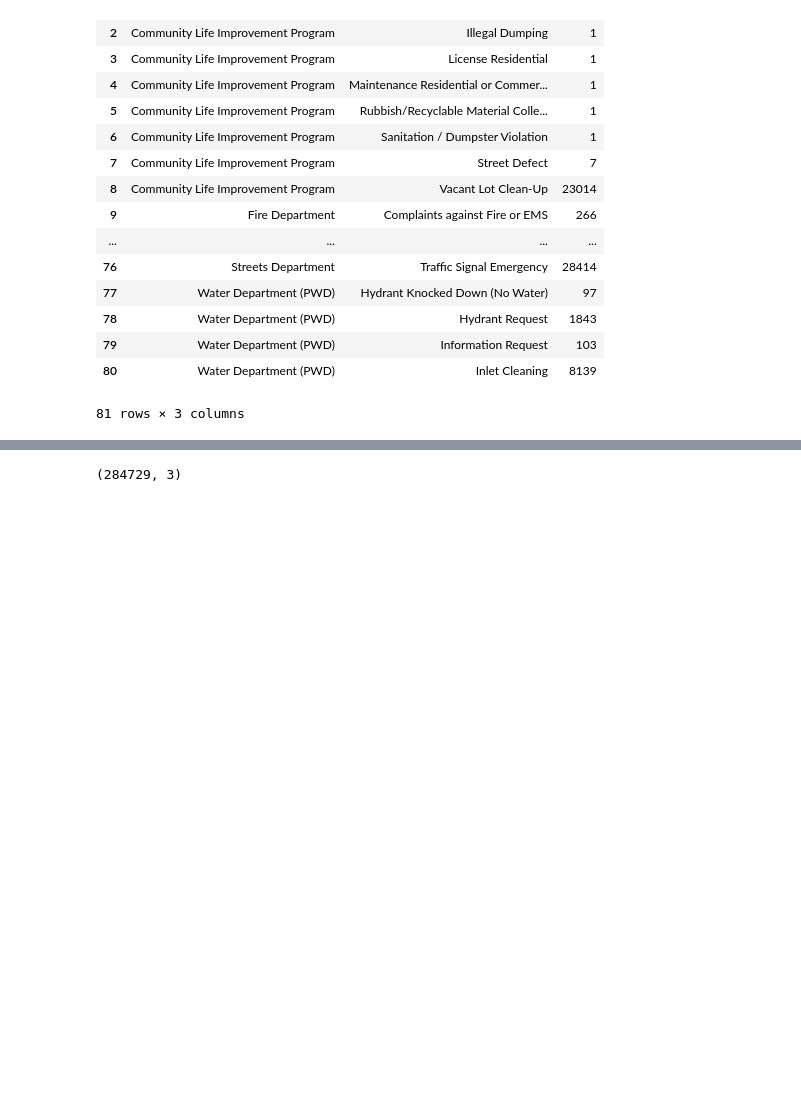
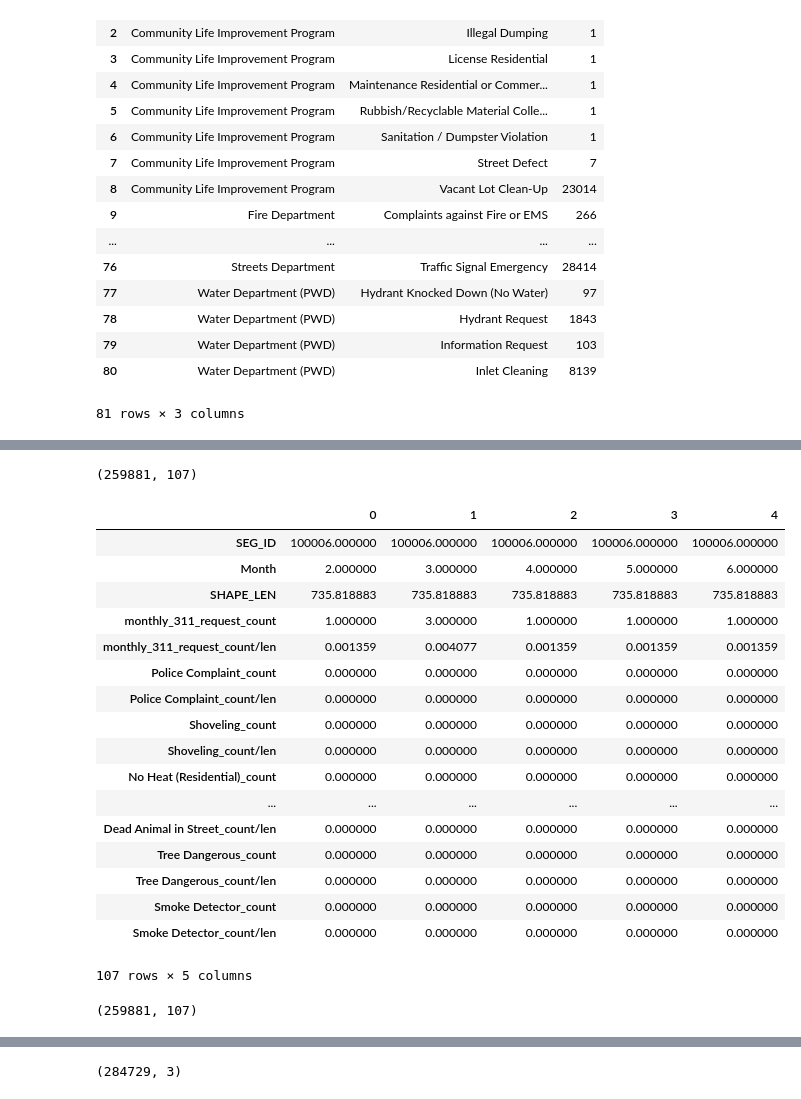
Before and after one commit to KiranJavkar/Cycling_Safety, a Jupyter notebook: python/Cycling_Safety_Philly_init_setup.ipynb, the cells around one changed output, grey strips where cells are left out. Saved outputs shown, nothing was run; the diff lists cells and outputs as text; code cells hidden in the pictures; blank space fills up the shorter version.

```diff
--- a/python/Cycling_Safety_Philly_init_setup.ipynb
+++ b/python/Cycling_Safety_Philly_init_setup.ipynb
@@ -784,0 +994,6 @@ philly_311_statistic.groupby(['Agency Responsible', 'Service Name']).size().rese
+# %%
+philly_311_filtered_details = philly_311_filtered_statistic.groupby(['SEG_ID', philly_311_filtered_statistic['Requested Date/Time'].dt.month, 'SHAPE_LEN']).size().reset_index()
+# %%
+philly_311_filtered_details.columns = ['SEG_ID', 'Month', 'SHAPE_LEN', 'monthly_311_request_count']
+print(philly_311_filtered_details.shape)
+philly_311_filtered_details.head().T
@@ -784,0 +1007,2 @@ philly_311_statistic.groupby(['Agency Responsible', 'Service Name']).size().rese
+# %%
+philly_311_filtered_details['monthly_311_request_count/len'] = philly_311_filtered_details['monthly_311_request_count']/philly_311_filtered_details['SHAPE_LEN']
@@ -784,0 +1020,38 @@ philly_311_statistic.groupby(['Agency Responsible', 'Service Name']).size().rese
+# %%
+for service in unique_services:
+    if(service is not None):
+        service_data = philly_311_filtered_typemerge[philly_311_filtered_typemerge['Service Name']==service]
+        service_count = service + '_count'
+        service_count_len = service_count + '/len'
+        service_data_count = service_data[['SEG_ID', 'Month', 'count']]
+        service_data_count.columns = ['SEG_ID', 'Month', service_count]
+        philly_311_filtered_details = philly_311_filtered_details.merge(service_data_count, left_on = ['SEG_ID', 'Month'], right_on = ['SEG_ID', 'Month'], right_index=False, how='left')
+        philly_311_filtered_details[service_count_len] = philly_311_filtered_details[service_count]/philly_311_filtered_details['SHAPE_LEN']
+# %%
+philly_311_filtered_details = philly_311_filtered_details.fillna(0)
+print(philly_311_filtered_details.shape)
+philly_311_filtered_details.head().T
+# %% [output]
+(259881, 107)
+|  | 0 | 1 | 2 | 3 | 4 |
+| SEG_ID | 100006.000000 | 100006.000000 | 100006.000000 | 100006.000000 | 100006.000000 |
+| Month | 2.000000 | 3.000000 | 4.000000 | 5.000000 | 6.000000 |
+| SHAPE_LEN | 735.818883 | 735.818883 | 735.818883 | 735.818883 | 735.818883 |
+| monthly_311_request_count | 1.000000 | 3.000000 | 1.000000 | 1.000000 | 1.000000 |
+| monthly_311_request_count/len | 0.001359 | 0.004077 | 0.001359 | 0.001359 | 0.001359 |
+| Police Complaint_count | 0.000000 | 0.000000 | 0.000000 | 0.000000 | 0.000000 |
+| Police Complaint_count/len | 0.000000 | 0.000000 | 0.000000 | 0.000000 | 0.000000 |
+| Shoveling_count | 0.000000 | 0.000000 | 0.000000 | 0.000000 | 0.000000 |
+| Shoveling_count/len | 0.000000 | 0.000000 | 0.000000 | 0.000000 | 0.000000 |
+| No Heat (Residential)_count | 0.000000 | 0.000000 | 0.000000 | 0.000000 | 0.000000 |
+| ... | ... | ... | ... | ... | ... |
+| Dead Animal in Street_count/len | 0.000000 | 0.000000 | 0.000000 | 0.000000 | 0.000000 |
+| Tree Dangerous_count | 0.000000 | 0.000000 | 0.000000 | 0.000000 | 0.000000 |
+| Tree Dangerous_count/len | 0.000000 | 0.000000 | 0.000000 | 0.000000 | 0.000000 |
+| Smoke Detector_count | 0.000000 | 0.000000 | 0.000000 | 0.000000 | 0.000000 |
+| Smoke Detector_count/len | 0.000000 | 0.000000 | 0.000000 | 0.000000 | 0.000000 |
+107 rows × 5 columns
+# %%
+philly_311_filtered_details.drop_duplicates().shape
+# %% [output]
+(259881, 107)
```
Also changed, not shown: parts of 74 cells of this notebook, 1 other file.
